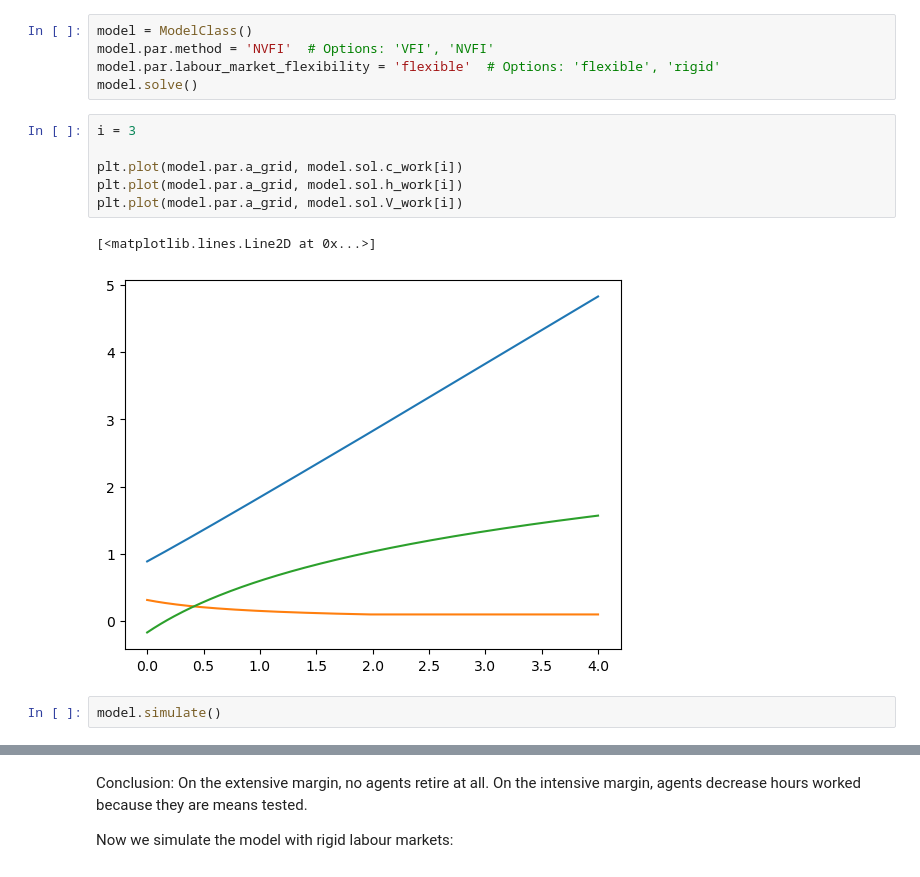
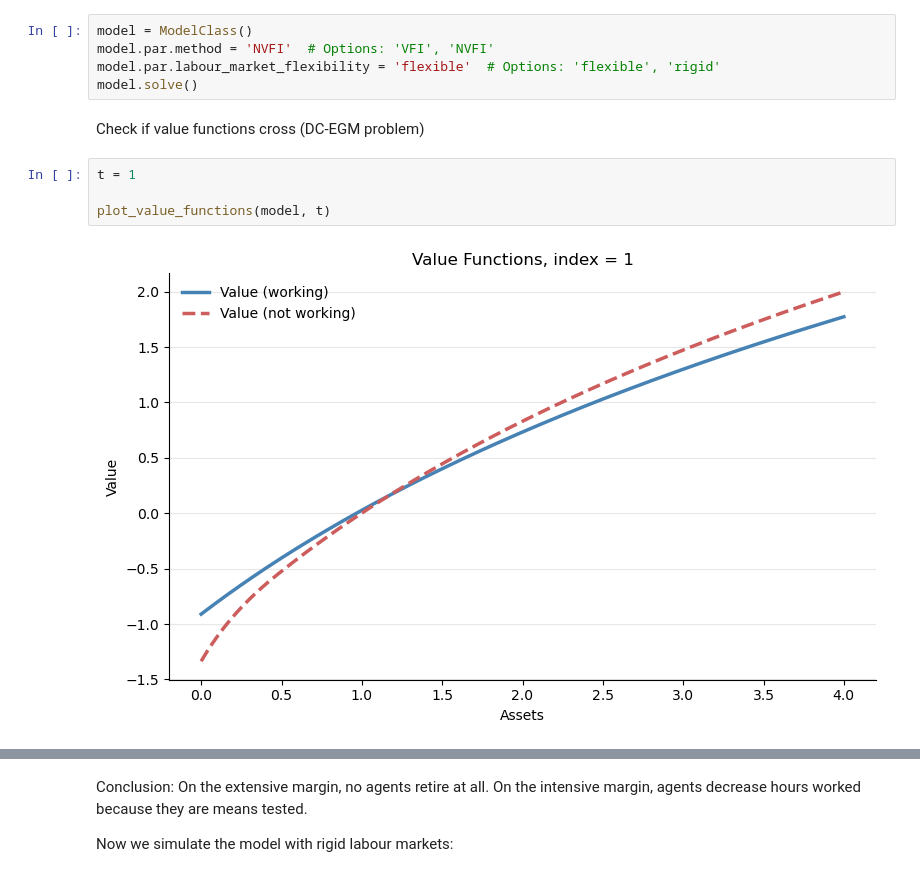
Before and after one commit to peter-l-ravn/The-Danish-Pension-Model, a Jupyter notebook: Run Model .ipynb, the cells around one changed output, grey strips where cells are left out. Cells and saved outputs as stored; diff of their text form.

Commit message:
PLR: Added h_min and value function graph

```diff
--- a/Run Model .ipynb
+++ b/Run Model .ipynb
@@ -51,15 +54,12 @@ model = ModelClass()
 model.par.method = 'NVFI'  # Options: 'VFI', 'NVFI'
 model.par.labour_market_flexibility = 'flexible'  # Options: 'flexible', 'rigid'
 model.solve()
+# %% [markdown]
+Check if value functions cross (DC-EGM problem)
 # %%
-i = 3
+t = 1
 
-plt.plot(model.par.a_grid, model.sol.c_work[i])
-plt.plot(model.par.a_grid, model.sol.h_work[i])
-plt.plot(model.par.a_grid, model.sol.V_work[i])
+plot_value_functions(model, t)
 # %% [output]
-[<matplotlib.lines.Line2D at 0x...>]
-[figure, old version]
+[figure, new version]
-# %%
-model.simulate()
 # %%
```
Also changed, not shown: parts of 4 cells of this notebook, 2 other files.
